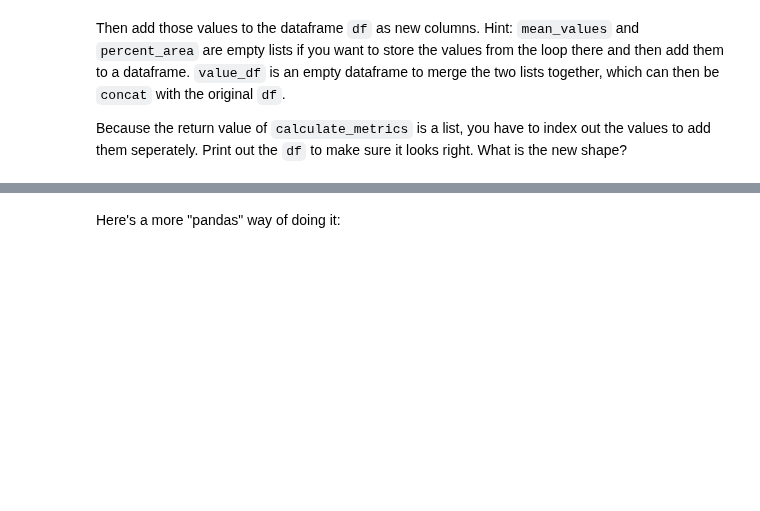
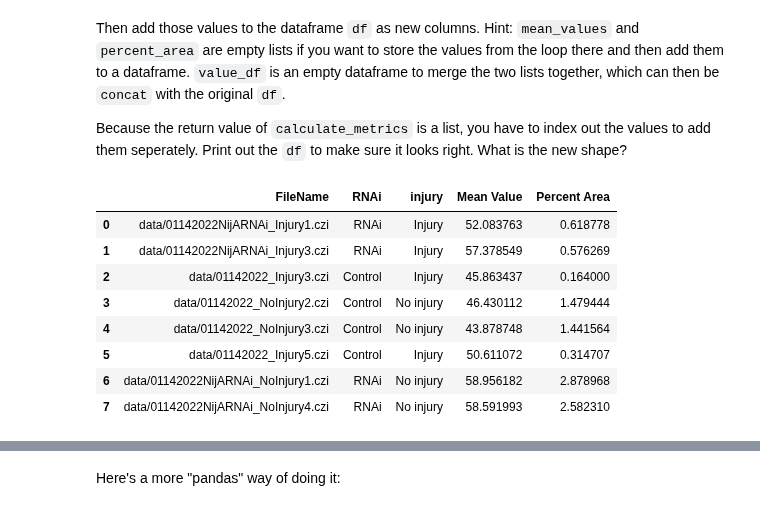
Before and after one commit to svdavid/NEUS642, a Jupyter notebook: notebooks/week8_02-22_image_quantification/week8_Image_Quantification_students.ipynb, the cells around one changed output, grey strips where cells are left out. Saved outputs shown, nothing was run; the diff lists cells and outputs as text; code cells hidden in the pictures; blank space fills up the shorter version.

```diff
--- a/notebooks/week8_02-22_image_quantification/week8_Image_Quantification_students.ipynb
+++ b/notebooks/week8_02-22_image_quantification/week8_Image_Quantification_students.ipynb
@@ -423,6 +513,25 @@ percent_area = []
 value_df =  pd.DataFrame()
 # %%
 # Your answer here
+for file in df['FileName']:
+    maximg = get_max_proj(file)
+    values = calculate_metrics(maximg ,thresh)
+    mean_values.append(values[0])
+    percent_area.append(values[1])
+
+df['Mean Value']=mean_values
+df['Percent Area']=percent_area
+df
+# %% [output]
+|  | FileName | RNAi | injury | Mean Value | Percent Area |
+| 0 | data/01142022NijARNAi_Injury1.czi | RNAi | Injury | 52.083763 | 0.618778 |
+| 1 | data/01142022NijARNAi_Injury3.czi | RNAi | Injury | 57.378549 | 0.576269 |
+| 2 | data/01142022_Injury3.czi | Control | Injury | 45.863437 | 0.164000 |
+| 3 | data/01142022_NoInjury2.czi | Control | No injury | 46.430112 | 1.479444 |
+| 4 | data/01142022_NoInjury3.czi | Control | No injury | 43.878748 | 1.441564 |
+| 5 | data/01142022_Injury5.czi | Control | Injury | 50.611072 | 0.314707 |
+| 6 | data/01142022NijARNAi_NoInjury1.czi | RNAi | No injury | 58.956182 | 2.878968 |
+| 7 | data/01142022NijARNAi_NoInjury4.czi | RNAi | No injury | 58.591993 | 2.582310 |
 # %%
 print(df)
 print(df.shape)
```
Also changed, not shown: parts of 40 cells of this notebook, 13 other files.
